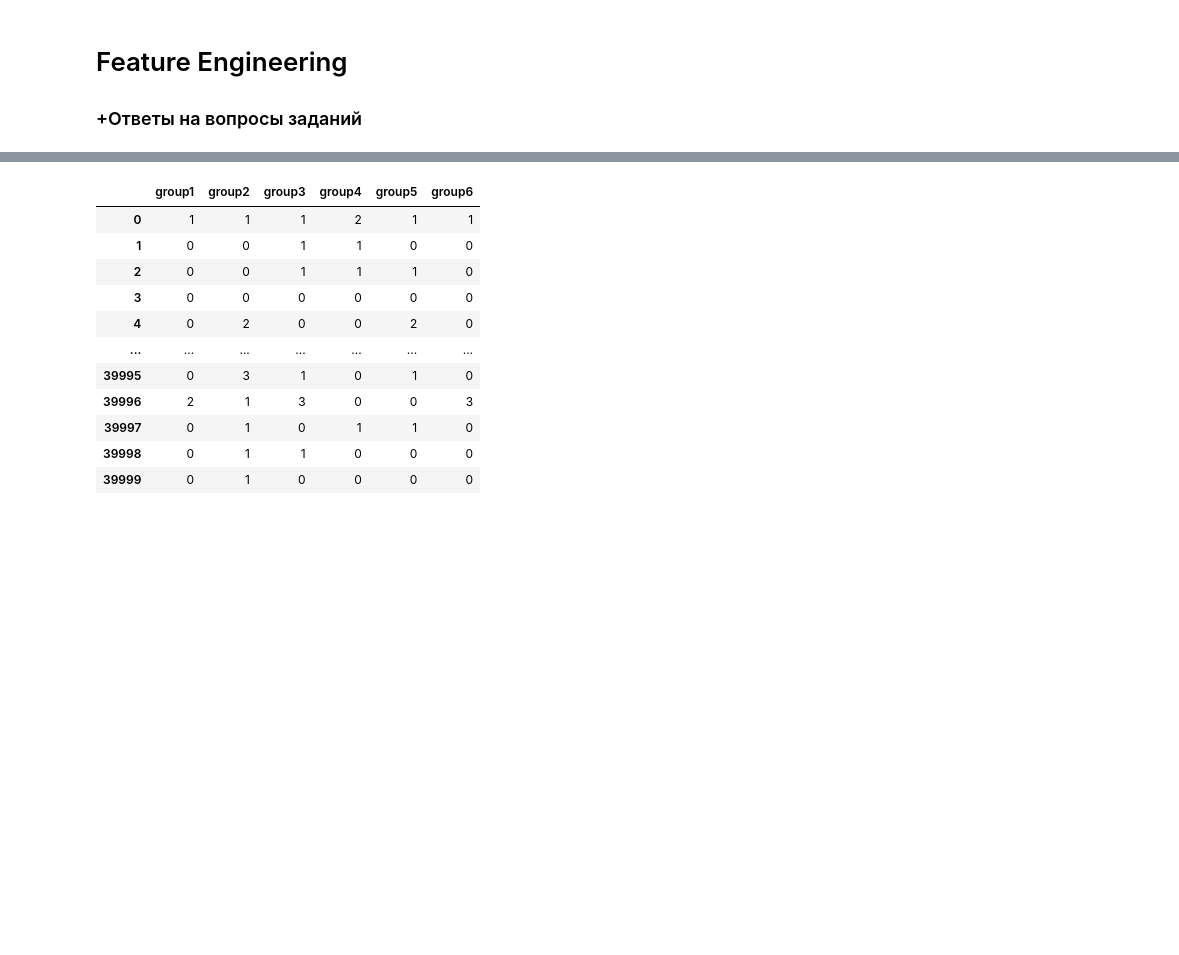
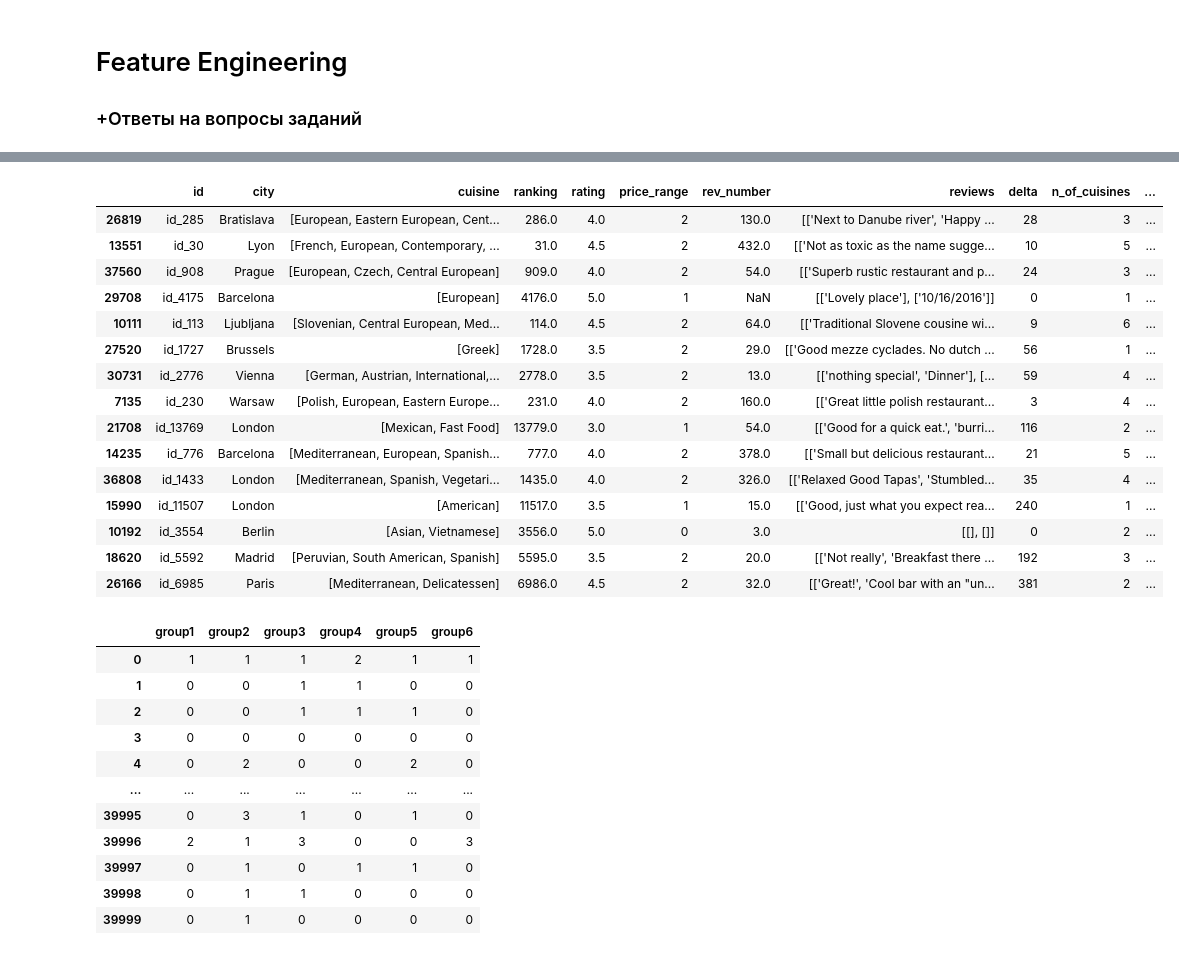
Before and after one commit to akitim/SkillFactory_projects, a Jupyter notebook: Проект_3_О_вкусной_и_здоровой_пище.ipynb, the cells around one changed output, grey strips where cells are left out. Drawn from its saved outputs; the diff is of its cells as text; code cells hidden in the pictures; blank space fills up the shorter version.

```diff
--- a/Проект_3_О_вкусной_и_здоровой_пище.ipynb
+++ b/Проект_3_О_вкусной_и_здоровой_пище.ipynb
@@ -368,3 +346,22 @@ rest.drop(columns=['new'], inplace=True)
+# %%
+rest.sample(15)
+# %% [output]
+|  | id | city | cuisine | ranking | rating | price_range | rev_number | reviews | delta | n_of_cuisines | ... |
+| 26819 | id_285 | Bratislava | [European, Eastern European, Cent... | 286.0 | 4.0 | 2 | 130.0 | [['Next to Danube river', 'Happy ... | 28 | 3 | ... |
+| 13551 | id_30 | Lyon | [French, European, Contemporary, ... | 31.0 | 4.5 | 2 | 432.0 | [['Not as toxic as the name sugge... | 10 | 5 | ... |
+| 37560 | id_908 | Prague | [European, Czech, Central European] | 909.0 | 4.0 | 2 | 54.0 | [['Superb rustic restaurant and p... | 24 | 3 | ... |
+| 29708 | id_4175 | Barcelona | [European] | 4176.0 | 5.0 | 1 | NaN | [['Lovely place'], ['10/16/2016']] | 0 | 1 | ... |
+| 10111 | id_113 | Ljubljana | [Slovenian, Central European, Med... | 114.0 | 4.5 | 2 | 64.0 | [['Traditional Slovene cousine wi... | 9 | 6 | ... |
+| 27520 | id_1727 | Brussels | [Greek] | 1728.0 | 3.5 | 2 | 29.0 | [['Good mezze cyclades. No dutch ... | 56 | 1 | ... |
+| 30731 | id_2776 | Vienna | [German, Austrian, International,... | 2778.0 | 3.5 | 2 | 13.0 | [['nothing special', 'Dinner'], [... | 59 | 4 | ... |
+| 7135 | id_230 | Warsaw | [Polish, European, Eastern Europe... | 231.0 | 4.0 | 2 | 160.0 | [['Great little polish restaurant... | 3 | 4 | ... |
+| 21708 | id_13769 | London | [Mexican, Fast Food] | 13779.0 | 3.0 | 1 | 54.0 | [['Good for a quick eat.', 'burri... | 116 | 2 | ... |
+| 14235 | id_776 | Barcelona | [Mediterranean, European, Spanish... | 777.0 | 4.0 | 2 | 378.0 | [['Small but delicious restaurant... | 21 | 5 | ... |
+| 36808 | id_1433 | London | [Mediterranean, Spanish, Vegetari... | 1435.0 | 4.0 | 2 | 326.0 | [['Relaxed Good Tapas', 'Stumbled... | 35 | 4 | ... |
+| 15990 | id_11507 | London | [American] | 11517.0 | 3.5 | 1 | 15.0 | [['Good, just what you expect rea... | 240 | 1 | ... |
+| 10192 | id_3554 | Berlin | [Asian, Vietnamese] | 3556.0 | 5.0 | 0 | 3.0 | [[], []] | 0 | 2 | ... |
+| 18620 | id_5592 | Madrid | [Peruvian, South American, Spanish] | 5595.0 | 3.5 | 2 | 20.0 | [['Not really', 'Breakfast there ... | 192 | 3 | ... |
+| 26166 | id_6985 | Paris | [Mediterranean, Delicatessen] | 6986.0 | 4.5 | 2 | 32.0 | [['Great!', 'Cool bar with an "un... | 381 | 2 | ... |
 # %%
 import matplotlib.pyplot as plt
 from random import choices
```
Also changed, not shown: parts of 1 cell of this notebook.
